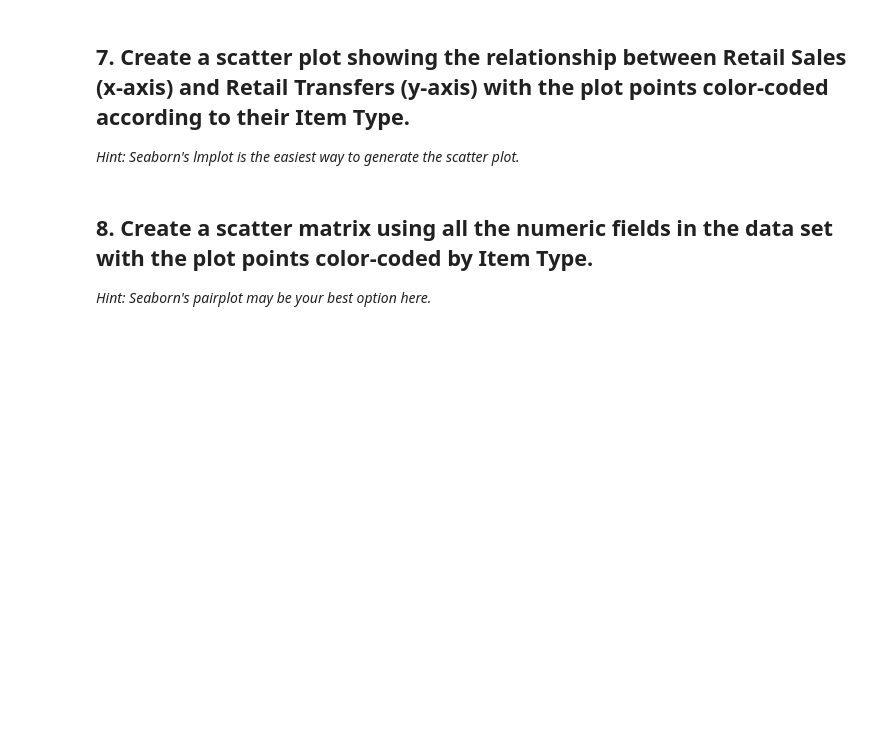
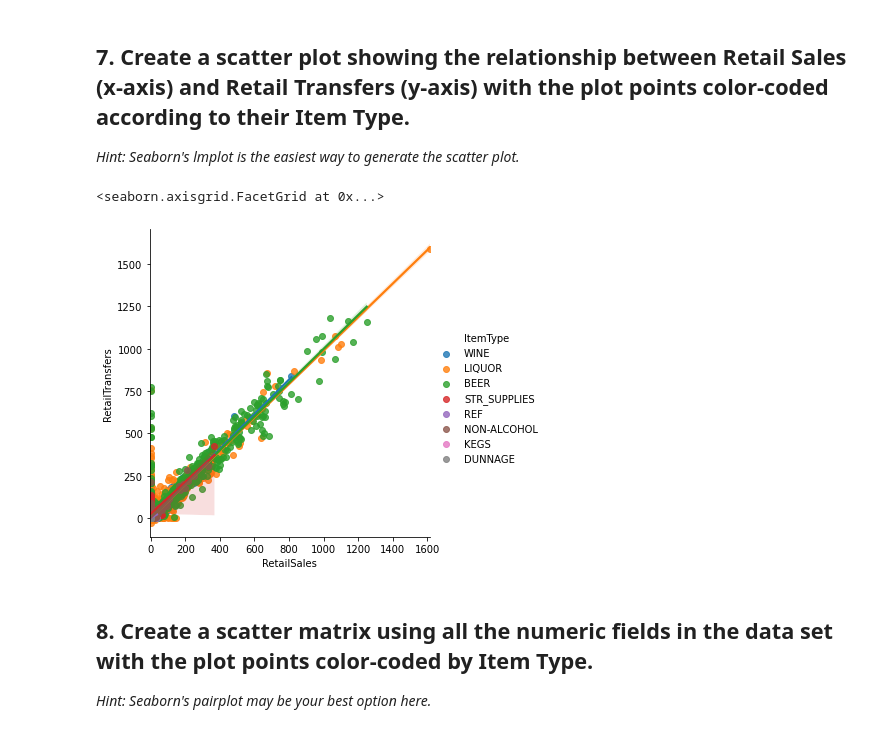
Before and after one commit to Joycelili/datamad0820, a Jupyter notebook: module-2/lab-plotting-multiple-data-series/your-code/main.ipynb, the cells around one changed output. Cells and saved outputs as stored; diff of their text form; code cells hidden in the pictures; blank space fills up the shorter version.

```diff
--- a/module-2/lab-plotting-multiple-data-series/your-code/main.ipynb
+++ b/module-2/lab-plotting-multiple-data-series/your-code/main.ipynb
@@ -56,6 +56,11 @@ x.plot()
 ## 7. Create a scatter plot showing the relationship between Retail Sales (x-axis) and Retail Transfers (y-axis) with the plot points color-coded according to their Item Type.
 
 *Hint: Seaborn's lmplot is the easiest way to generate the scatter plot.*
+# %%
+sns.lmplot(x='RetailSales', y='RetailTransfers',hue='ItemType', data=data)
+# %% [output]
+<seaborn.axisgrid.FacetGrid at 0x...>
+[figure, added]
 # %% [markdown]
 ## 8. Create a scatter matrix using all the numeric fields in the data set with the plot points color-coded by Item Type.
 
```
Also changed, not shown: parts of 3 cells of this notebook.
